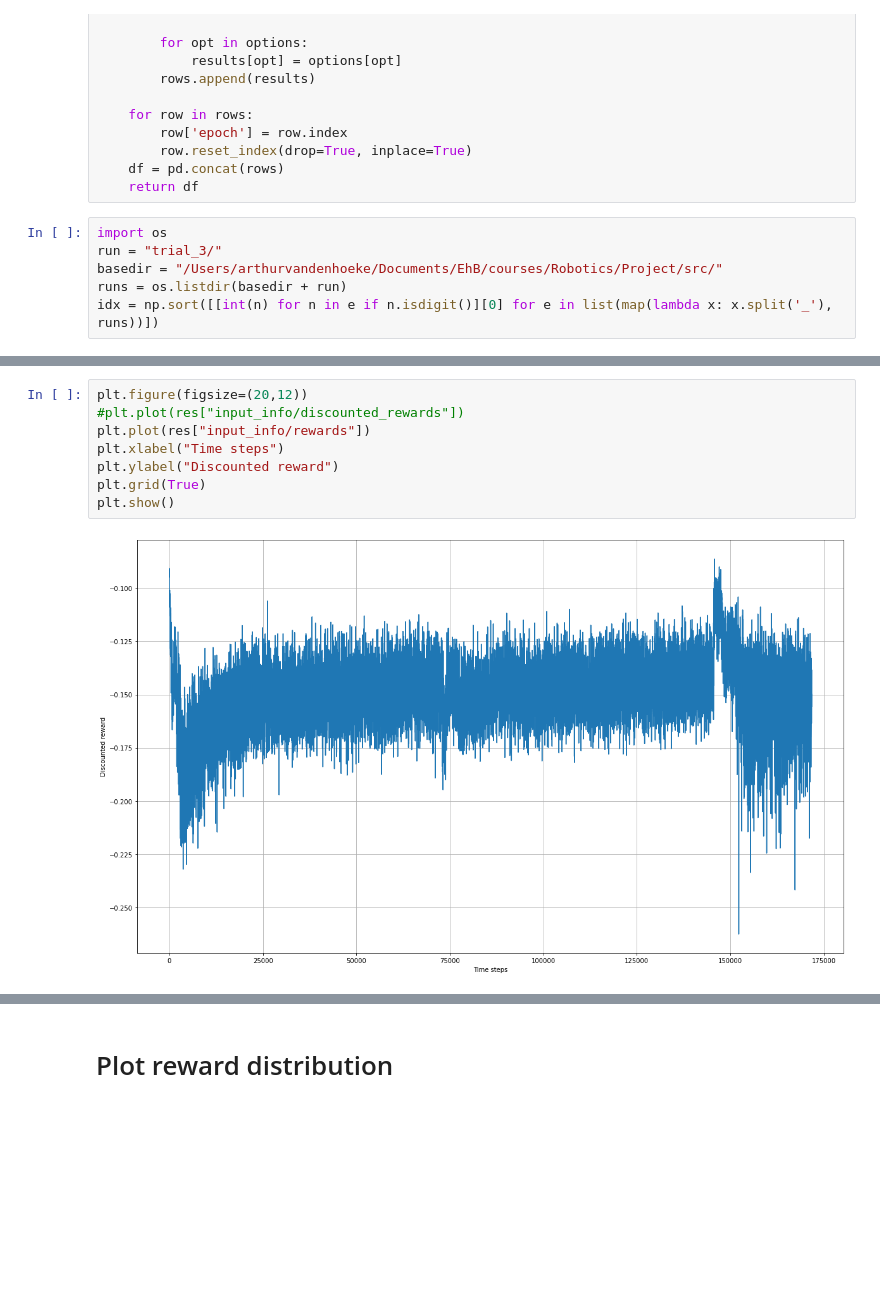
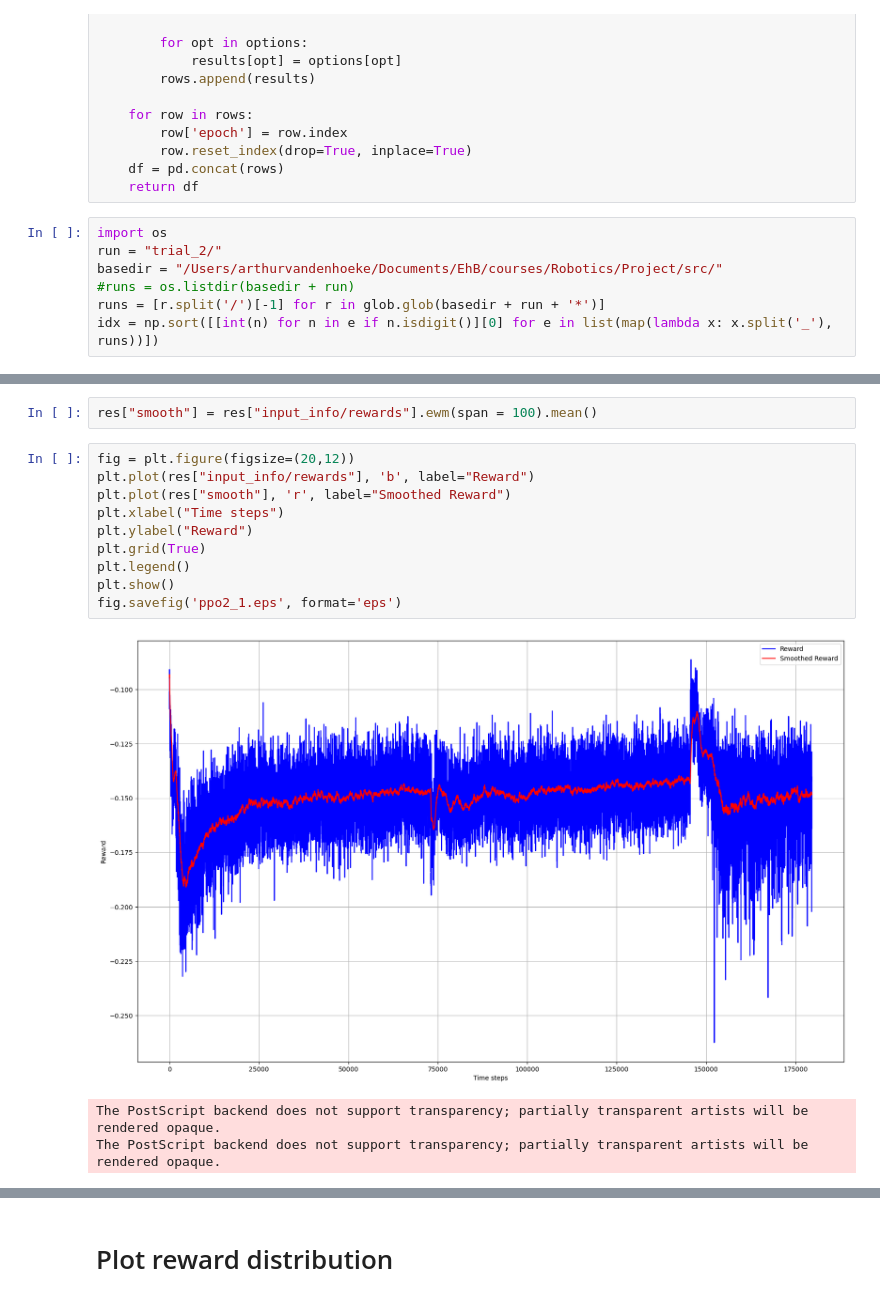
Before and after one commit to avdhoeke/robotics, a Jupyter notebook: notebooks/tensorboard.ipynb, the cells around one changed output, grey strips where cells are left out. Saved outputs shown, nothing was run; the diff lists cells and outputs as text; blank space fills up the shorter version.

```diff
--- a/notebooks/tensorboard.ipynb
+++ b/notebooks/tensorboard.ipynb
@@ -78,9 +58,10 @@ def load_tf_jobs(regex, basedir):
     return df
 # %%
 import os
-run = "trial_3/"
+run = "trial_2/"
 basedir = "/Users/arthurvandenhoeke/Documents/EhB/courses/Robotics/Project/src/"
-runs = os.listdir(basedir + run)
+#runs = os.listdir(basedir + run)
+runs = [r.split('/')[-1] for r in glob.glob(basedir + run + '*')]
 idx = np.sort([[int(n) for n in e if n.isdigit()][0] for e in list(map(lambda x: x.split('_'), runs))])
 # %%
 runs
@@ -96,10 +99,16 @@ Found more than one graph event per run, or there was a metagraph containing a g
+# %%
+res["smooth"] = res["input_info/rewards"].ewm(span = 100).mean()
 # %%
-plt.figure(figsize=(20,12))
-#plt.plot(res["input_info/discounted_rewards"])
-plt.plot(res["input_info/rewards"])
+fig = plt.figure(figsize=(20,12))
+plt.plot(res["input_info/rewards"], 'b', label="Reward")
+plt.plot(res["smooth"], 'r', label="Smoothed Reward")
 plt.xlabel("Time steps")
-plt.ylabel("Discounted reward")
+plt.ylabel("Reward")
 plt.grid(True)
+plt.legend()
 plt.show()
+fig.savefig('ppo2_1.eps', format='eps')
 # %% [output]
-[figure, old version]
+[figure, new version]
+The PostScript backend does not support transparency; partially transparent artists will be rendered opaque.
+The PostScript backend does not support transparency; partially transparent artists will be rendered opaque.
```
Also changed, not shown: parts of 10 cells of this notebook, 28 other files.
